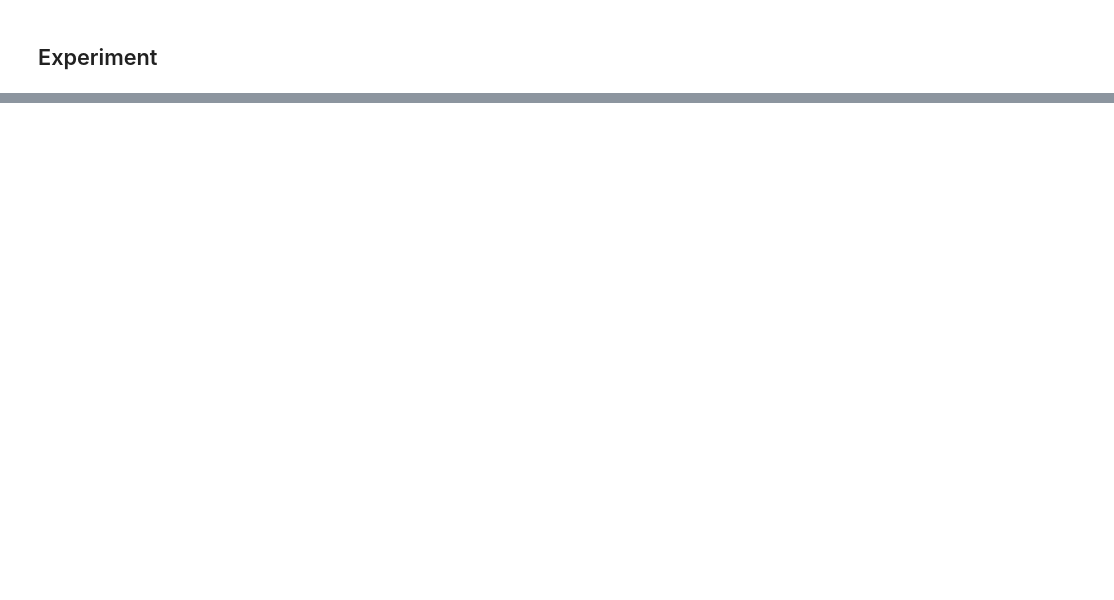
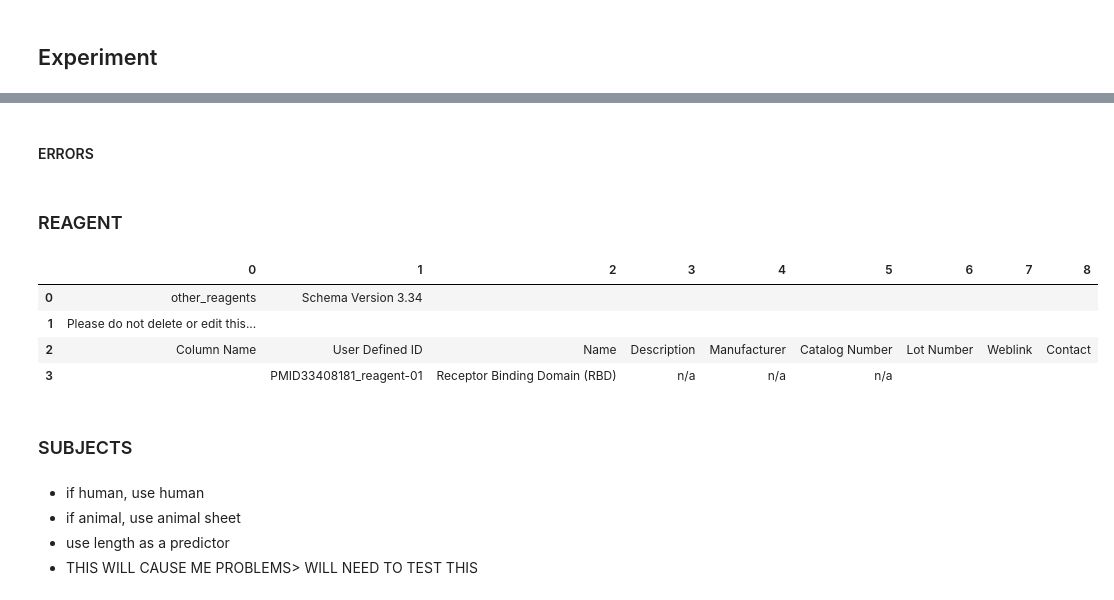
Before and after one commit to liualg/SeroNet, a Jupyter notebook: seronetTemplates/SeroNet_to_ImmPort.ipynb, the cells around one changed output, grey strips where cells are left out. Cells and saved outputs as stored; diff of their text form; code cells hidden in the pictures; blank space fills up the shorter version.

```diff
--- a/seronetTemplates/SeroNet_to_ImmPort.ipynb
+++ b/seronetTemplates/SeroNet_to_ImmPort.ipynb
@@ -679,10 +574,10 @@ experiments_df = pd.DataFrame({
 # %%
 # loading experiment template and removing excess rows and columns
 experiment_ws = load_workbook(PATH_experiments)['experiments.txt']
-experiment_ws = remove_excess(experiment_ws)
+experiment_ws = seroFxn.remove_excess(experiment_ws)
 
 # adding df to bottom of ws
-add_df(experiment_ws, experiments_df, add_header = False)
+seroFxn.add_df(experiment_ws, experiments_df, add_header = False)
 # %%
 experiments_df = pd.DataFrame(experiment_ws.values).replace({None: '', 'None': ''})
 experiments_df.to_csv(os.path.join(OUT_DIR,f'{EXP_TEMPLATE}.txt'),
@@ -704,0 +672,49 @@ experiments_df
+# %% [markdown]
+#### ERRORS
+# %% [markdown]
+### REAGENT ###
+# %%
+NumReagents = len(REAGENTS.Reagent_ID)
+empty = [''] * NumReagents
+
+reagent_df = pd.DataFrame({
+    'Column Name': empty,
+    'User Defined ID': REAGENTS.Reagent_ID,
+    'Name': REAGENTS.SARS_CoV_2_Antigen,
+    'Description': REAGENTS.Assay_Use,
+    'Manufacturer': REAGENTS.Manufacturer,
+    'Catalog Number': REAGENTS.Catalog,
+    'Lot Number': empty,
+    'Weblink': empty,
+    'Contact': empty
+
+})
+# %%
+# loading experiment template and removing excess rows and columns
+reagent_ws = load_workbook(PATH_reagent)['reagents.Other.txt']
+reagent_ws = seroFxn.remove_excess(reagent_ws)
+
+# adding df to bottom of ws
+seroFxn.add_df(reagent_ws, reagent_df, add_header = False)
+reagent_df = pd.DataFrame(reagent_ws.values).replace({None: '', 'None': ''})
+
+# saving df
+reagent_df.to_csv(os.path.join(OUT_DIR,f'{REAGENT_TEMPLATE}.txt'),
+                   header = False,
+                   index = False,
+                   sep = '\t')
+
+reagent_df
+# %% [output]
+|  | 0 | 1 | 2 | 3 | 4 | 5 | 6 | 7 | 8 |
+| 0 | other_reagents | Schema Version 3.34 |  |  |  |  |  |  |  |
+| 1 | Please do not delete or edit this... |  |  |  |  |  |  |  |  |
+| 2 | Column Name | User Defined ID | Name | Description | Manufacturer | Catalog Number | Lot Number | Weblink | Contact |
+| 3 |  | PMID33408181_reagent-01 | Receptor Binding Domain (RBD) | n/a | n/a | n/a |  |  |  |
+# %% [markdown]
+### SUBJECTS
+# %% [markdown]
+- if human, use human
+- if animal, use animal sheet
+- use length as a predictor
+- THIS WILL CAUSE ME PROBLEMS> WILL NEED TO TEST THIS
```
Also changed, not shown: parts of 45 cells of this notebook, 42 other files.
